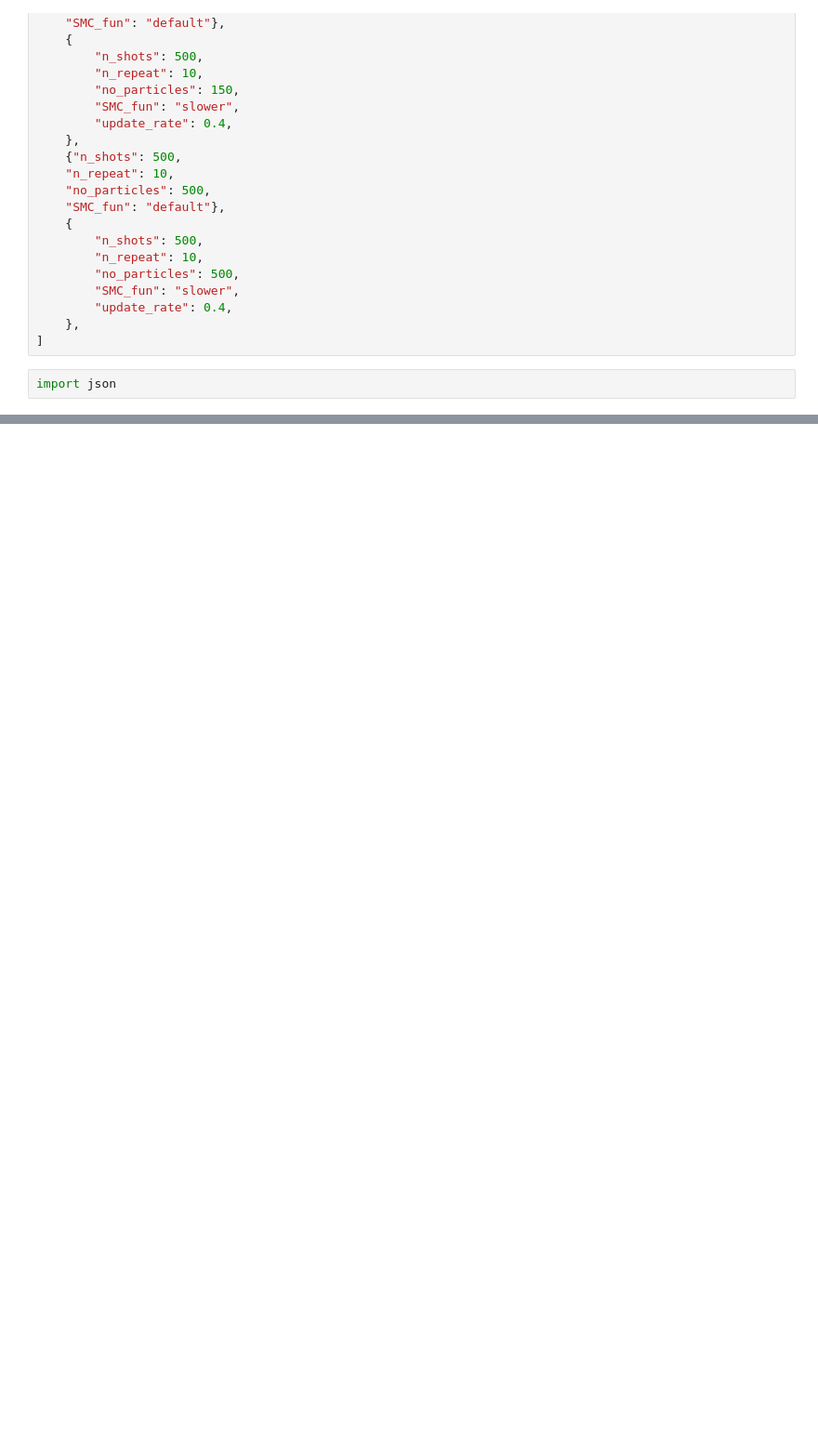
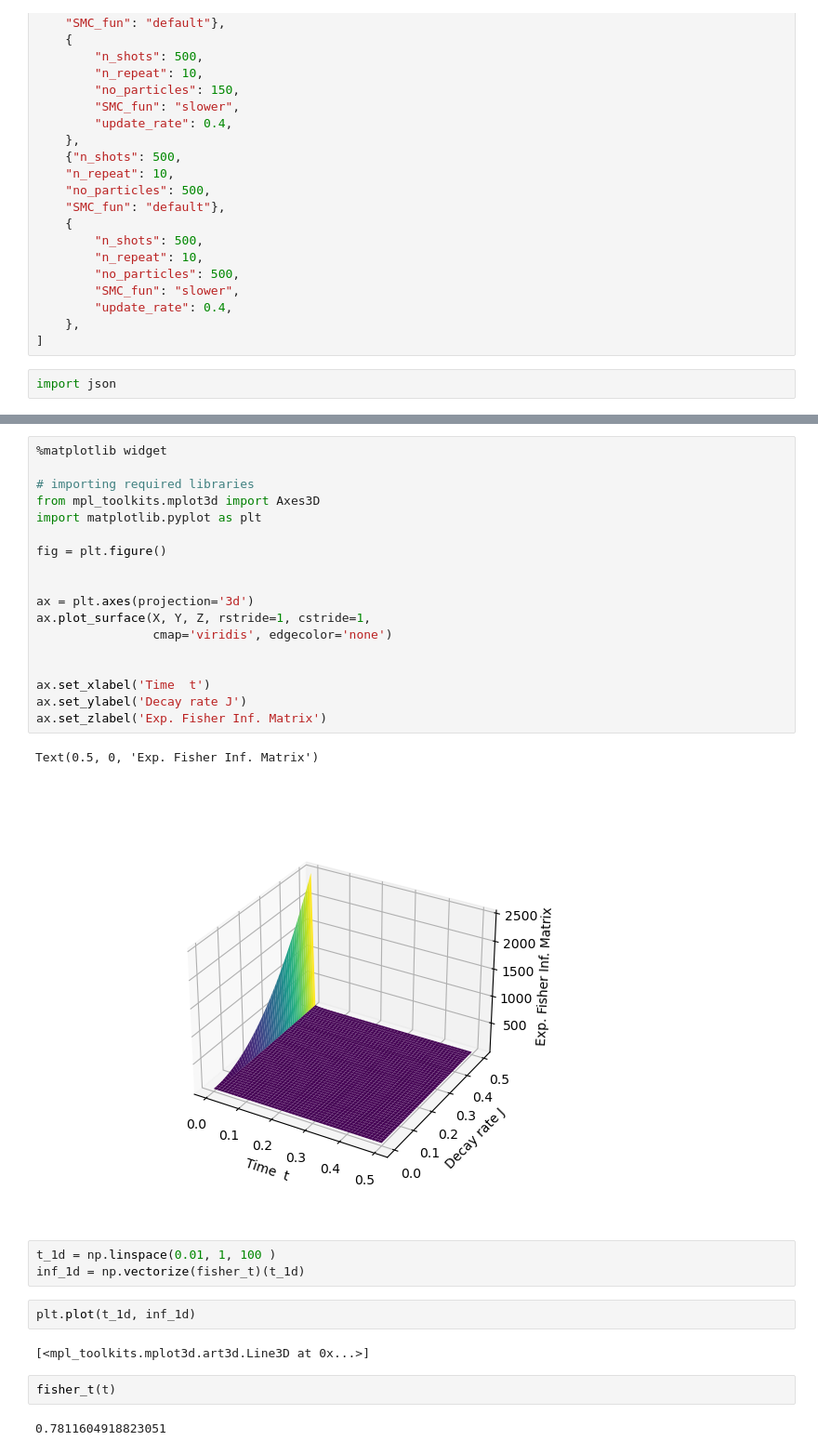
Before and after one commit to Rumoa/simple-QLL, a Jupyter notebook: cacharreo.ipynb, the cells around one changed output, grey strips where cells are left out. Shown at 93% size. Drawn from its saved outputs; the diff is of its cells as text; blank space fills up the shorter version.

```diff
--- a/cacharreo.ipynb
+++ b/cacharreo.ipynb
@@ -60,0 +189,32 @@ a[0]
+# %%
+%matplotlib widget
+
+# importing required libraries
+from mpl_toolkits.mplot3d import Axes3D
+import matplotlib.pyplot as plt
+
+fig = plt.figure()
+
+
+ax = plt.axes(projection='3d')
+ax.plot_surface(X, Y, Z, rstride=1, cstride=1,
+                cmap='viridis', edgecolor='none')
+
+
+ax.set_xlabel('Time  t')
+ax.set_ylabel('Decay rate J')
+ax.set_zlabel('Exp. Fisher Inf. Matrix')
+# %% [output]
+Text(0.5, 0, 'Exp. Fisher Inf. Matrix')
+[figure, added]
+# %%
+t_1d = np.linspace(0.01, 1, 100 )
+inf_1d = np.vectorize(fisher_t)(t_1d)
+# %%
+plt.plot(t_1d, inf_1d)
+# %% [output]
+[<mpl_toolkits.mplot3d.art3d.Line3D at 0x...>]
+# %%
+fisher_t(t)
+# %% [output]
+0.7811604918823051
```
Also changed, not shown: parts of 34 cells of this notebook, 4 other files.
